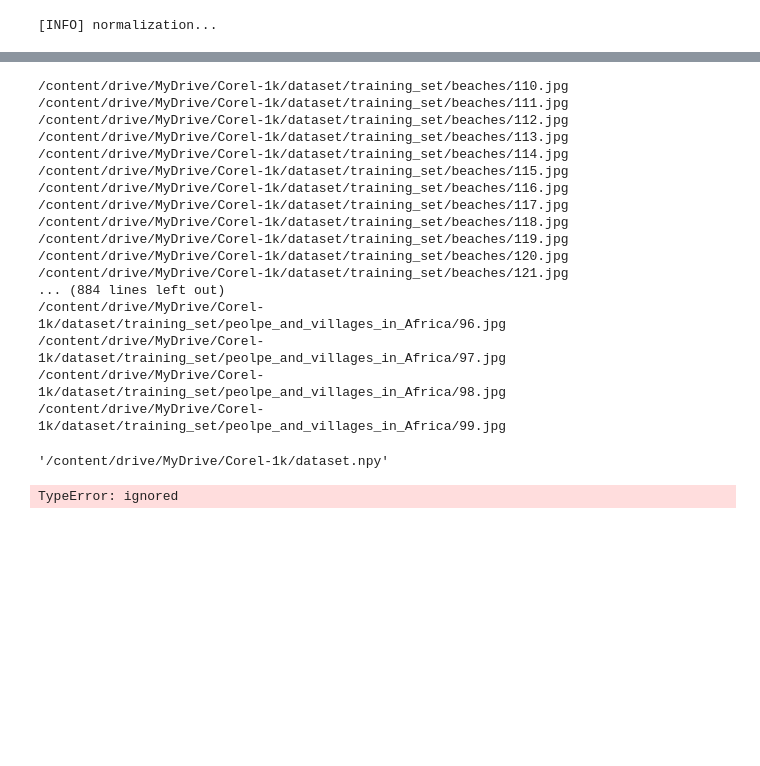
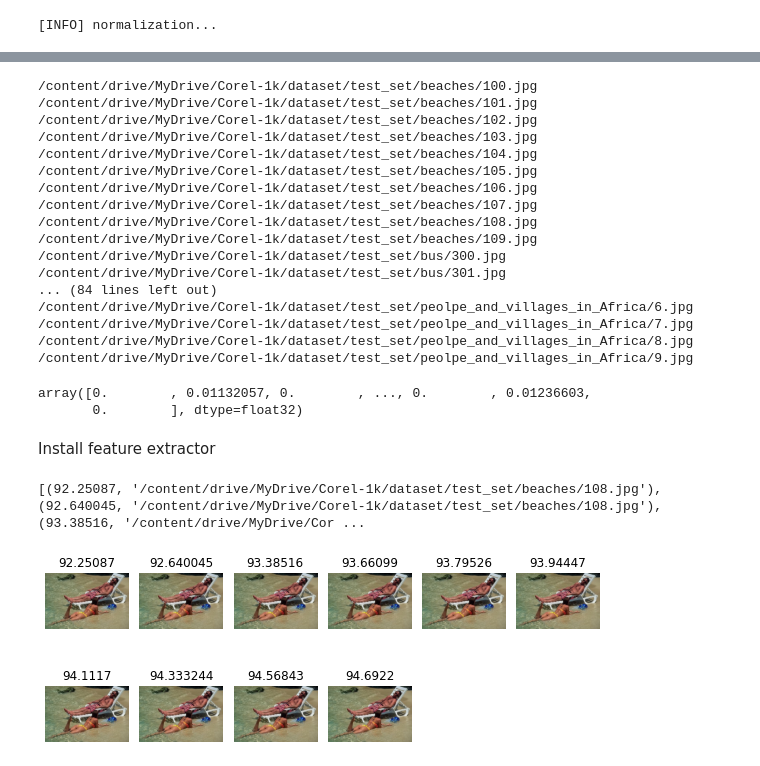
Before and after one commit to KurniaKhaikal/Corel-CBIR, a Jupyter notebook: VGG16_CBIR_MERGER-Alter.ipynb, the cells around one changed output, grey strips where cells are left out. Saved outputs shown, nothing was run; the diff lists cells and outputs as text; code cells hidden in the pictures; blank space fills up the shorter version.

```diff
--- a/VGG16_CBIR_MERGER-Alter.ipynb
+++ b/VGG16_CBIR_MERGER-Alter.ipynb
@@ -18,15 +18,16 @@ Mounted at /content/drive
 # %%
 base_dataset = "/content/drive/MyDrive/Corel-1k/dataset"
-class_dir = ['beaches', 'bus', 'dinosaurs',
+class_dir = ['peolpe_and_villages_in_Africa', 'bus', 'dinosaurs',
              'elephants', 'flowers', 'foods',
-             'horses', 'monuments', 'mountains_and_snow','peolpe_and_villages_in_Africa'
+             'horses', 'monuments', 'mountains_and_snow','beaches'
              ]
 IMAGE_SIZE = (224, 224)
 # %%
 # indexing file images
 dataset_train = []
 for class_item in class_dir:
-    cur_dir = os.path.join(base_dataset, 'training_set', class_item)
+    cur_dir = os.path.join(base_dataset, 'test_set', class_item)
+    #cur_dir = os.path.join(base_dataset, 'training_set', class_item)
     for file in os.listdir(cur_dir):
         dataset_train.append(os.path.join(cur_dir, file))
 # %%
@@ -107,9 +108,9 @@ def perform_search(query_features, indexed_train, max_results=12):
 	return retrieved
 # %%
 base_dataset = "/content/drive/MyDrive/Corel-1k/dataset"
-class_dir = ['beaches', 'bus', 'dinosaurs',
+class_dir = ['peolpe_and_villages_in_Africa', 'bus', 'dinosaurs',
              'elephants', 'flowers', 'foods',
-             'horses', 'monuments', 'mountains_and_snow','peolpe_and_villages_in_Africa'
+             'horses', 'monuments', 'mountains_and_snow','beaches'
              ]
 
 IMAGE_SIZE = (224, 224)
@@ -251,24 +298,27 @@ for img_path in sorted(dataset_train):
     feature_path = "/content/drive/MyDrive/Corel-1k/dataset.npy"
     np.save(feature_path, feature)
 # %% [output]
-/content/drive/MyDrive/Corel-1k/dataset/training_set/beaches/110.jpg
-/content/drive/MyDrive/Corel-1k/dataset/training_set/beaches/111.jpg
-/content/drive/MyDrive/Corel-1k/dataset/training_set/beaches/112.jpg
-/content/drive/MyDrive/Corel-1k/dataset/training_set/beaches/113.jpg
-/content/drive/MyDrive/Corel-1k/dataset/training_set/beaches/114.jpg
-/content/drive/MyDrive/Corel-1k/dataset/training_set/beaches/115.jpg
-/content/drive/MyDrive/Corel-1k/dataset/training_set/beaches/116.jpg
-/content/drive/MyDrive/Corel-1k/dataset/training_set/beaches/117.jpg
-/content/drive/MyDrive/Corel-1k/dataset/training_set/beaches/118.jpg
-/content/drive/MyDrive/Corel-1k/dataset/training_set/beaches/119.jpg
-/content/drive/MyDrive/Corel-1k/dataset/training_set/beaches/120.jpg
-/content/drive/MyDrive/Corel-1k/dataset/training_set/beaches/121.jpg
-... (884 lines left out)
-/content/drive/MyDrive/Corel-1k/dataset/training_set/peolpe_and_villages_in_Africa/96.jpg
-/content/drive/MyDrive/Corel-1k/dataset/training_set/peolpe_and_villages_in_Africa/97.jpg
-/content/drive/MyDrive/Corel-1k/dataset/training_set/peolpe_and_villages_in_Africa/98.jpg
-/content/drive/MyDrive/Corel-1k/dataset/training_set/peolpe_and_villages_in_Africa/99.jpg
+/content/drive/MyDrive/Corel-1k/dataset/test_set/beaches/100.jpg
+/content/drive/MyDrive/Corel-1k/dataset/test_set/beaches/101.jpg
+/content/drive/MyDrive/Corel-1k/dataset/test_set/beaches/102.jpg
+/content/drive/MyDrive/Corel-1k/dataset/test_set/beaches/103.jpg
+/content/drive/MyDrive/Corel-1k/dataset/test_set/beaches/104.jpg
+/content/drive/MyDrive/Corel-1k/dataset/test_set/beaches/105.jpg
+/content/drive/MyDrive/Corel-1k/dataset/test_set/beaches/106.jpg
+/content/drive/MyDrive/Corel-1k/dataset/test_set/beaches/107.jpg
+/content/drive/MyDrive/Corel-1k/dataset/test_set/beaches/108.jpg
+/content/drive/MyDrive/Corel-1k/dataset/test_set/beaches/109.jpg
+/content/drive/MyDrive/Corel-1k/dataset/test_set/bus/300.jpg
+/content/drive/MyDrive/Corel-1k/dataset/test_set/bus/301.jpg
+... (84 lines left out)
+/content/drive/MyDrive/Corel-1k/dataset/test_set/peolpe_and_villages_in_Africa/6.jpg
+/content/drive/MyDrive/Corel-1k/dataset/test_set/peolpe_and_villages_in_Africa/7.jpg
+/content/drive/MyDrive/Corel-1k/dataset/test_set/peolpe_and_villages_in_Africa/8.jpg
+/content/drive/MyDrive/Corel-1k/dataset/test_set/peolpe_and_villages_in_Africa/9.jpg
-# %%
-feature_path
-# %% [output]
-'/content/drive/MyDrive/Corel-1k/dataset.npy'
+# %%
+feature
+# %% [output]
+array([0.        , 0.01132057, 0.        , ..., 0.        , 0.01236603,
+       0.        ], dtype=float32)
+# %% [markdown]
+Install feature extractor
@@ -275,23 +327,28 @@ feature_path
 # %%
 import matplotlib.pyplot as plt
 import numpy as np
-img = Image.open("/content/drive/MyDrive/Corel-1k/dataset/test_set/beaches/100.jpg")
+img = Image.open("/content/drive/MyDrive/Corel-1k/dataset/test_set/bus/300.jpg")
+# img = Image.open("/content/drive/MyDrive/Corel-1k/dataset/training_set/beaches/110.jpg")
 query = fe.extract(img)
-dists = np.linalg.norm(features - queryFeatures, axis=1)
-ids = np.argsort(dists)[:12]
-scores = [(dists[feature], img_path[feature_path]) for feature in ids]
+dists = np.linalg.norm(features-query, axis=1)
+ids = np.argsort(dists)[:10]
+
+scores = [(dists[label_builder], image_path) for label_builder in ids]
+
+print(scores)
 
 # Visualize
 axes=[]
 fig=plt.figure(figsize=(8,8))
-for a in range(5*6):
+for a in range(5*2):
     score = scores[a]
     axes.append(fig.add_subplot(5, 6, a+1))
     subplot_title=str(score[0])
     axes[-1].set_title(subplot_title)
     plt.axis('off')
     plt.imshow(Image.open(score[1]))
 fig.tight_layout()
 plt.show()
 # %% [output]
-TypeError: ignored
+[(92.25087, '/content/drive/MyDrive/Corel-1k/dataset/test_set/beaches/108.jpg'), (92.640045, '/content/drive/MyDrive/Corel-1k/dataset/test_set/beaches/108.jpg'), (93.38516, '/content/drive/MyDrive/Cor ...
+[figure, added]
```
Also changed, not shown: parts of 10 cells of this notebook.
